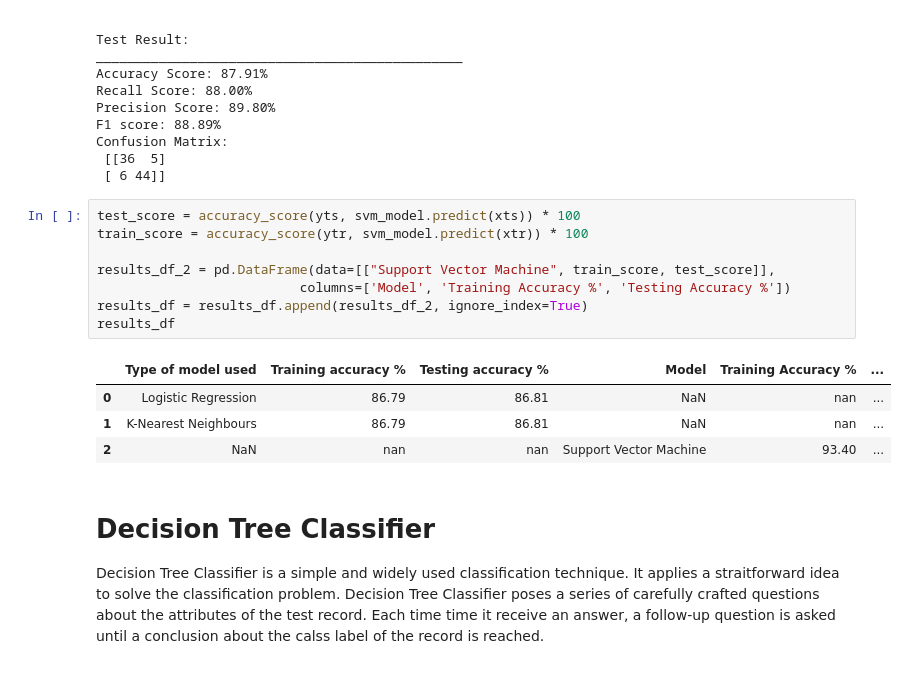
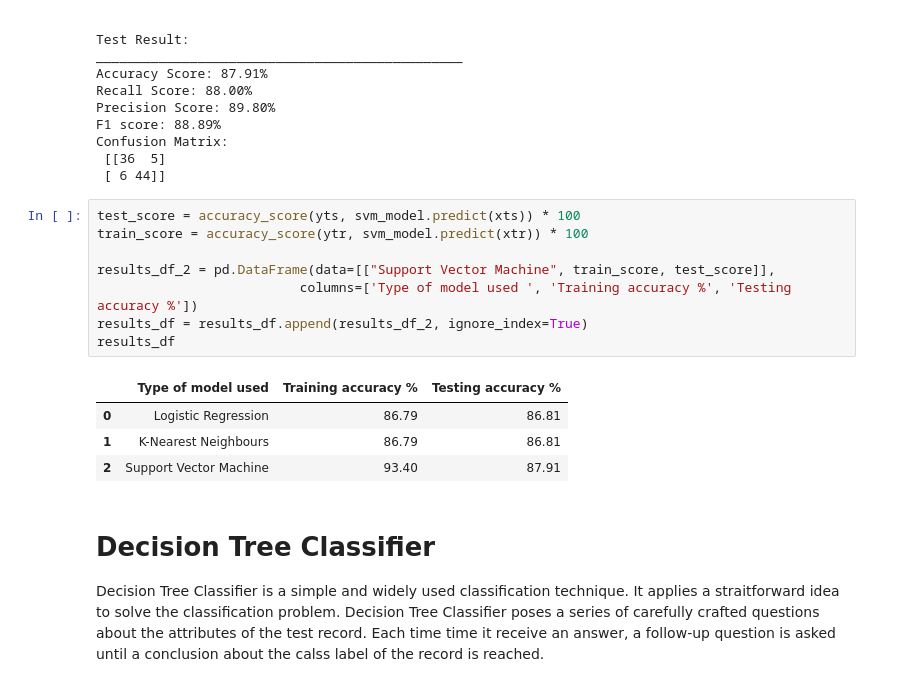
Before and after one commit to tharun634/Heart-Disease-Analysis, a Jupyter notebook: IT204Proj.ipynb, the cells around one changed output. Saved outputs shown, nothing was run; the diff lists cells and outputs as text.

```diff
--- a/IT204Proj.ipynb
+++ b/IT204Proj.ipynb
@@ -323,16 +323,16 @@ Confusion Matrix:
 # %%
 test_score = accuracy_score(yts, svm_model.predict(xts)) * 100
 train_score = accuracy_score(ytr, svm_model.predict(xtr)) * 100
 
 results_df_2 = pd.DataFrame(data=[["Support Vector Machine", train_score, test_score]],
-                          columns=['Model', 'Training Accuracy %', 'Testing Accuracy %'])
+                          columns=['Type of model used ', 'Training accuracy %', 'Testing accuracy %'])
 results_df = results_df.append(results_df_2, ignore_index=True)
 results_df
 # %% [output]
-|  | Type of model used | Training accuracy % | Testing accuracy % | Model | Training Accuracy % | ... |
-| 0 | Logistic Regression | 86.79 | 86.81 | NaN | nan | ... |
-| 1 | K-Nearest Neighbours | 86.79 | 86.81 | NaN | nan | ... |
-| 2 | NaN | nan | nan | Support Vector Machine | 93.40 | ... |
+|  | Type of model used | Training accuracy % | Testing accuracy % |
+| 0 | Logistic Regression | 86.79 | 86.81 |
+| 1 | K-Nearest Neighbours | 86.79 | 86.81 |
+| 2 | Support Vector Machine | 93.40 | 87.91 |
 # %% [markdown]
 # Decision Tree Classifier
 
```
Also changed, not shown: parts of 37 cells of this notebook.
